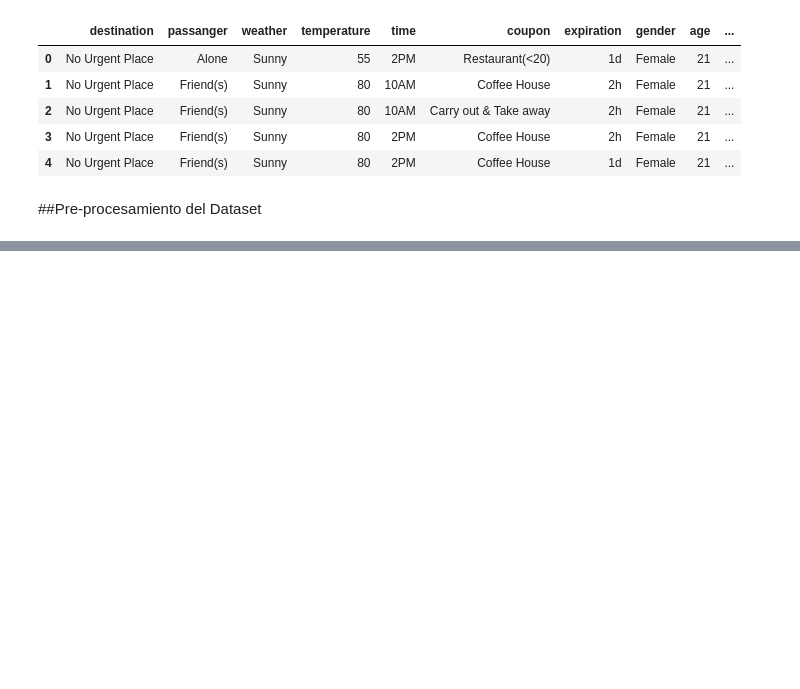
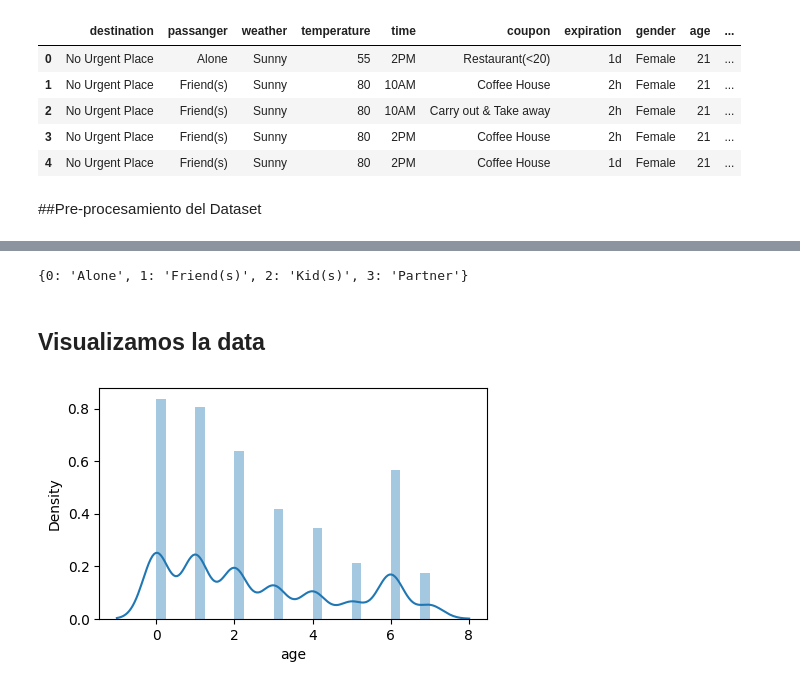
Before and after one commit to DavisGereda/Proyecto-ML, a Jupyter notebook: modelos/Proyecto_ML_Base.ipynb, the cells around one changed output, grey strips where cells are left out. Saved outputs shown, nothing was run; the diff lists cells and outputs as text; code cells hidden in the pictures; blank space fills up the shorter version.

```diff
--- a/modelos/Proyecto_ML_Base.ipynb
+++ b/modelos/Proyecto_ML_Base.ipynb
@@ -98,0 +202,15 @@ dataset.head()
+# %%
+#Cargamos los datos previamente guardados
+with open("numeric_columns.pkl", "rb") as f:
+    numeric_columns = pickle.load(f)
+
+with open("categorical_columns.pkl", "rb") as f:
+  categorical_columns = pickle.load(f)
+
+with open("dictionary_of_columns_with_index_to_categorical.pkl", "rb") as f:
+  dictionary_of_columns_with_index_to_categorical = pickle.load(f)
+
+with open("dictionary_of_columns_with_categorical_to_index.pkl", "rb") as f:
+  dictionary_of_columns_with_categorical_to_index = pickle.load(f)
+
+preprocessed_dataset = pd.read_pickle("preprocessed_dataset_in_vehicle_train.pkl")
@@ -98,0 +246,19 @@ dataset.head()
+# %%
+dictionary_of_columns_with_index_to_categorical["passanger"]
+# %% [output]
+{0: 'Alone', 1: 'Friend(s)', 2: 'Kid(s)', 3: 'Partner'}
+# %% [markdown]
+## Visualizamos la data
+# %%
+width = 5
+height = 3
+
+plt.style.use("default")
+
+plt.figure(figsize=(width, height))
+
+sns.distplot(preprocessed_dataset['age'], )
+
+plt.show()
+# %% [output]
+[figure, added]
```
Also changed, not shown: parts of 16 cells of this notebook, 2 other files.
